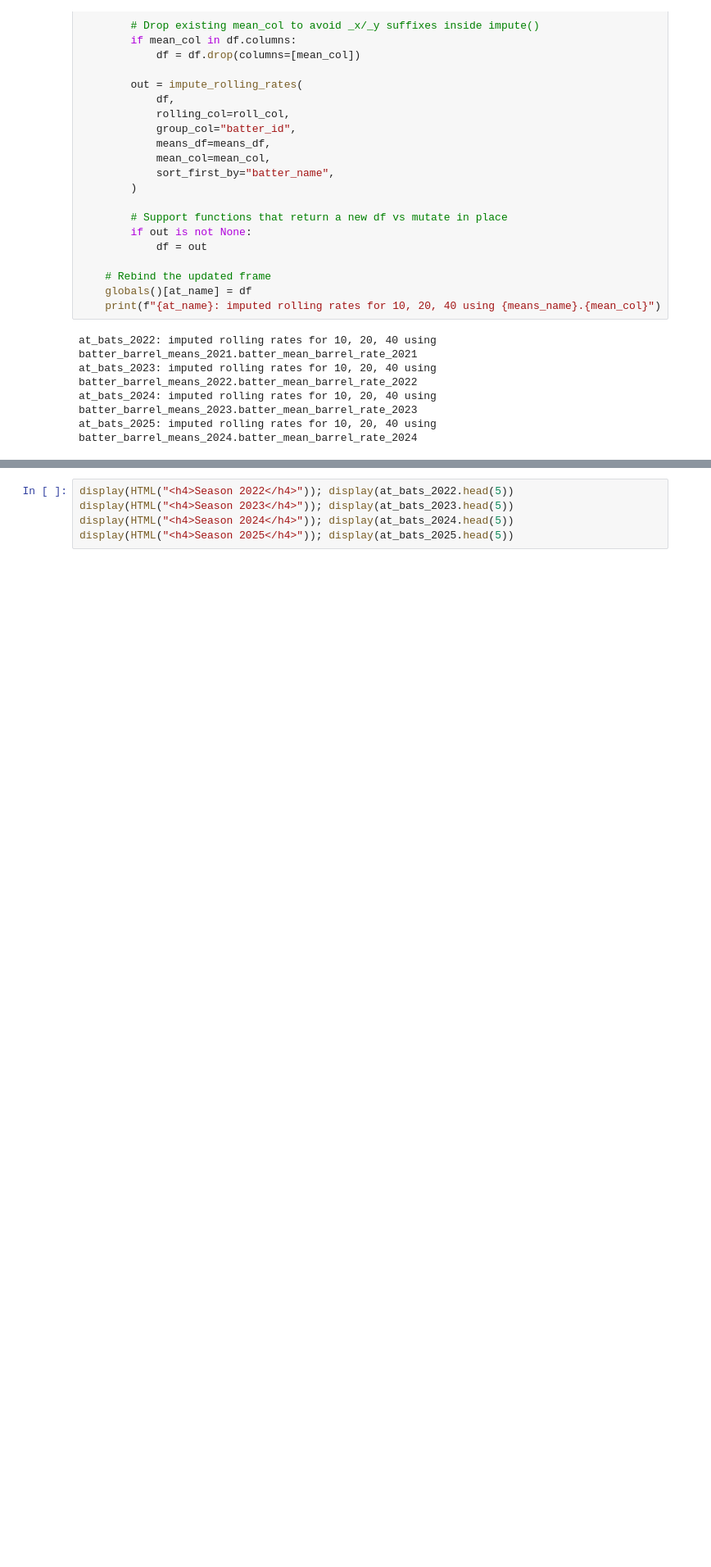
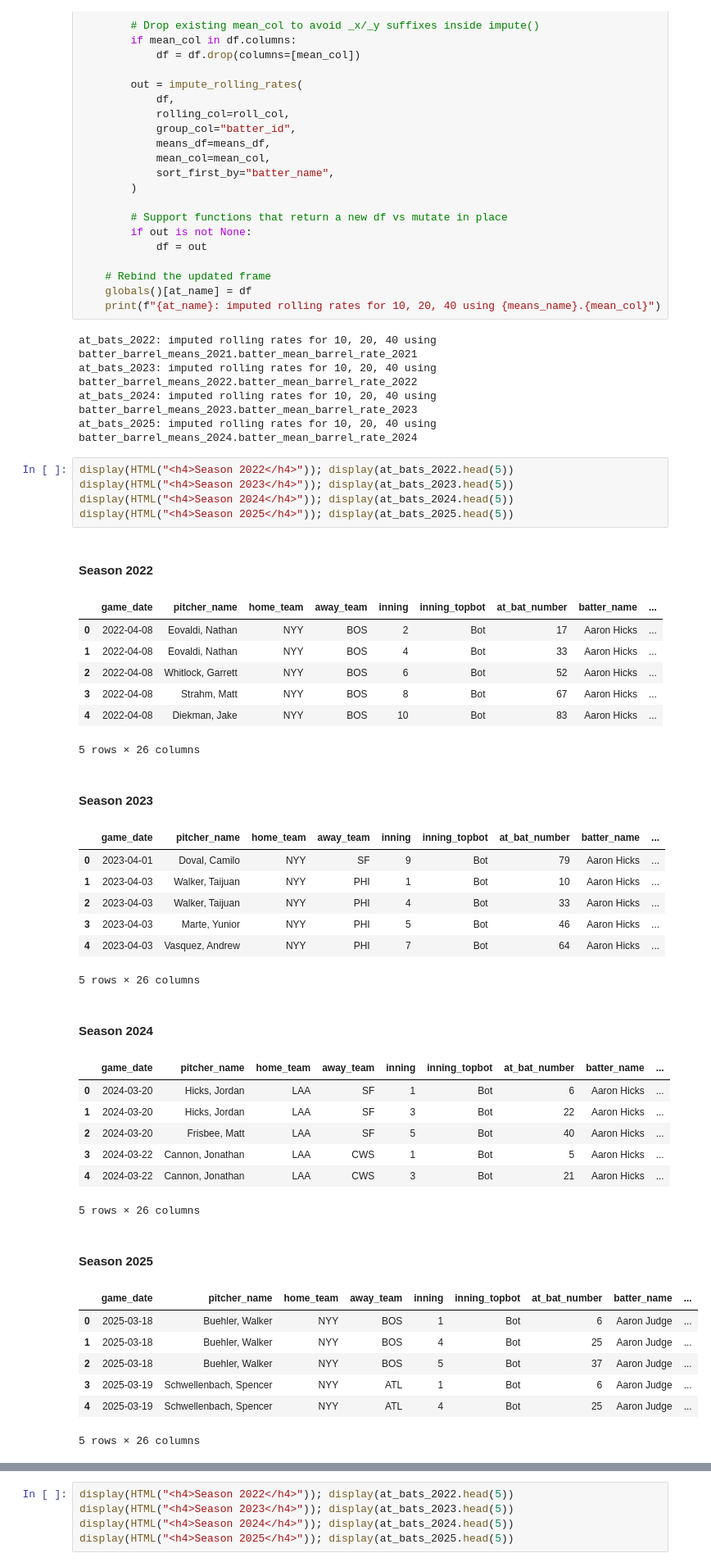
Before and after one commit to Sam-Gartenstein/home-run-prediction, a Jupyter notebook: Game Preprocessing.ipynb, the cells around one changed output, grey strips where cells are left out. Shown at 82% size. Cells and saved outputs as stored; diff of their text form; blank space fills up the shorter version.

```diff
--- a/Game Preprocessing.ipynb
+++ b/Game Preprocessing.ipynb
@@ -1129,6 +1140,44 @@ at_bats_2022: imputed rolling rates for 10, 20, 40 using batter_barrel_means_202
 at_bats_2023: imputed rolling rates for 10, 20, 40 using batter_barrel_means_2022.batter_mean_barrel_rate_2022
 at_bats_2024: imputed rolling rates for 10, 20, 40 using batter_barrel_means_2023.batter_mean_barrel_rate_2023
 at_bats_2025: imputed rolling rates for 10, 20, 40 using batter_barrel_means_2024.batter_mean_barrel_rate_2024
+# %%
+display(HTML("<h4>Season 2022</h4>")); display(at_bats_2022.head(5))
+display(HTML("<h4>Season 2023</h4>")); display(at_bats_2023.head(5))
+display(HTML("<h4>Season 2024</h4>")); display(at_bats_2024.head(5))
+display(HTML("<h4>Season 2025</h4>")); display(at_bats_2025.head(5))
+# %% [output]
+Season 2022
+|  | game_date | pitcher_name | home_team | away_team | inning | inning_topbot | at_bat_number | batter_name | ... |
+| 0 | 2022-04-08 | Eovaldi, Nathan | NYY | BOS | 2 | Bot | 17 | Aaron Hicks | ... |
+| 1 | 2022-04-08 | Eovaldi, Nathan | NYY | BOS | 4 | Bot | 33 | Aaron Hicks | ... |
+| 2 | 2022-04-08 | Whitlock, Garrett | NYY | BOS | 6 | Bot | 52 | Aaron Hicks | ... |
+| 3 | 2022-04-08 | Strahm, Matt | NYY | BOS | 8 | Bot | 67 | Aaron Hicks | ... |
+| 4 | 2022-04-08 | Diekman, Jake | NYY | BOS | 10 | Bot | 83 | Aaron Hicks | ... |
+5 rows × 26 columns
+Season 2023
+|  | game_date | pitcher_name | home_team | away_team | inning | inning_topbot | at_bat_number | batter_name | ... |
+| 0 | 2023-04-01 | Doval, Camilo | NYY | SF | 9 | Bot | 79 | Aaron Hicks | ... |
+| 1 | 2023-04-03 | Walker, Taijuan | NYY | PHI | 1 | Bot | 10 | Aaron Hicks | ... |
+| 2 | 2023-04-03 | Walker, Taijuan | NYY | PHI | 4 | Bot | 33 | Aaron Hicks | ... |
+| 3 | 2023-04-03 | Marte, Yunior | NYY | PHI | 5 | Bot | 46 | Aaron Hicks | ... |
+| 4 | 2023-04-03 | Vasquez, Andrew | NYY | PHI | 7 | Bot | 64 | Aaron Hicks | ... |
+5 rows × 26 columns
+Season 2024
+|  | game_date | pitcher_name | home_team | away_team | inning | inning_topbot | at_bat_number | batter_name | ... |
+| 0 | 2024-03-20 | Hicks, Jordan | LAA | SF | 1 | Bot | 6 | Aaron Hicks | ... |
+| 1 | 2024-03-20 | Hicks, Jordan | LAA | SF | 3 | Bot | 22 | Aaron Hicks | ... |
+| 2 | 2024-03-20 | Frisbee, Matt | LAA | SF | 5 | Bot | 40 | Aaron Hicks | ... |
+| 3 | 2024-03-22 | Cannon, Jonathan | LAA | CWS | 1 | Bot | 5 | Aaron Hicks | ... |
+| 4 | 2024-03-22 | Cannon, Jonathan | LAA | CWS | 3 | Bot | 21 | Aaron Hicks | ... |
+5 rows × 26 columns
+Season 2025
+|  | game_date | pitcher_name | home_team | away_team | inning | inning_topbot | at_bat_number | batter_name | ... |
+| 0 | 2025-03-18 | Buehler, Walker | NYY | BOS | 1 | Bot | 6 | Aaron Judge | ... |
+| 1 | 2025-03-18 | Buehler, Walker | NYY | BOS | 4 | Bot | 25 | Aaron Judge | ... |
+| 2 | 2025-03-18 | Buehler, Walker | NYY | BOS | 5 | Bot | 37 | Aaron Judge | ... |
+| 3 | 2025-03-19 | Schwellenbach, Spencer | NYY | ATL | 1 | Bot | 6 | Aaron Judge | ... |
+| 4 | 2025-03-19 | Schwellenbach, Spencer | NYY | ATL | 4 | Bot | 25 | Aaron Judge | ... |
+5 rows × 26 columns
 # %%
 for y in range(2022, 2026):  # use previous-year pitcher means; skip 2021
     at_name    = f"at_bats_{y}"
```
Also changed, not shown: parts of 28 cells of this notebook.
